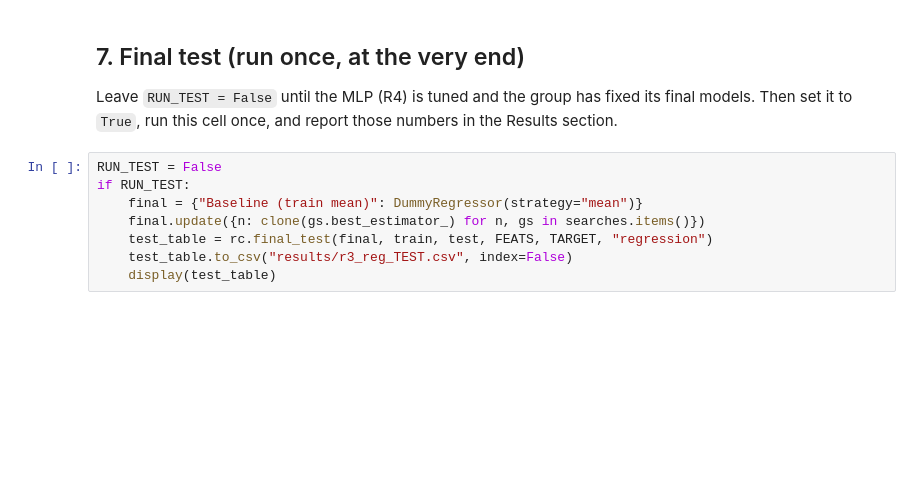
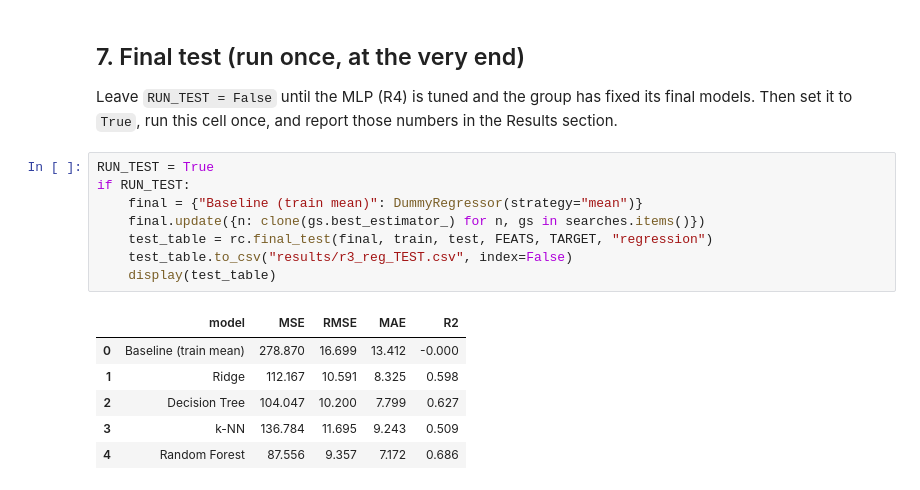
Before and after one commit to aryanpanickerhwu/DL-Group-5-HWUD, a Jupyter notebook: 03_r3_regression.ipynb, the cells around one changed output. Saved outputs shown, nothing was run; the diff lists cells and outputs as text; blank space fills up the shorter version.

```diff
--- a/03_r3_regression.ipynb
+++ b/03_r3_regression.ipynb
@@ -232,10 +231,17 @@ print(json.dumps(best_params, indent=2, default=str))
 ## 7. Final test (run once, at the very end)
 Leave `RUN_TEST = False` until the MLP (R4) is tuned and the group has fixed its final models. Then set it to `True`, run this cell once, and report those numbers in the Results section.
 # %%
-RUN_TEST = False
+RUN_TEST = True
 if RUN_TEST:
     final = {"Baseline (train mean)": DummyRegressor(strategy="mean")}
     final.update({n: clone(gs.best_estimator_) for n, gs in searches.items()})
     test_table = rc.final_test(final, train, test, FEATS, TARGET, "regression")
     test_table.to_csv("results/r3_reg_TEST.csv", index=False)
     display(test_table)
+# %% [output]
+|  | model | MSE | RMSE | MAE | R2 |
+| 0 | Baseline (train mean) | 278.870 | 16.699 | 13.412 | -0.000 |
+| 1 | Ridge | 112.167 | 10.591 | 8.325 | 0.598 |
+| 2 | Decision Tree | 104.047 | 10.200 | 7.799 | 0.627 |
+| 3 | k-NN | 136.784 | 11.695 | 9.243 | 0.509 |
+| 4 | Random Forest | 87.556 | 9.357 | 7.172 | 0.686 |
```
Also changed, not shown: parts of 2 cells of this notebook, 5 other files.
